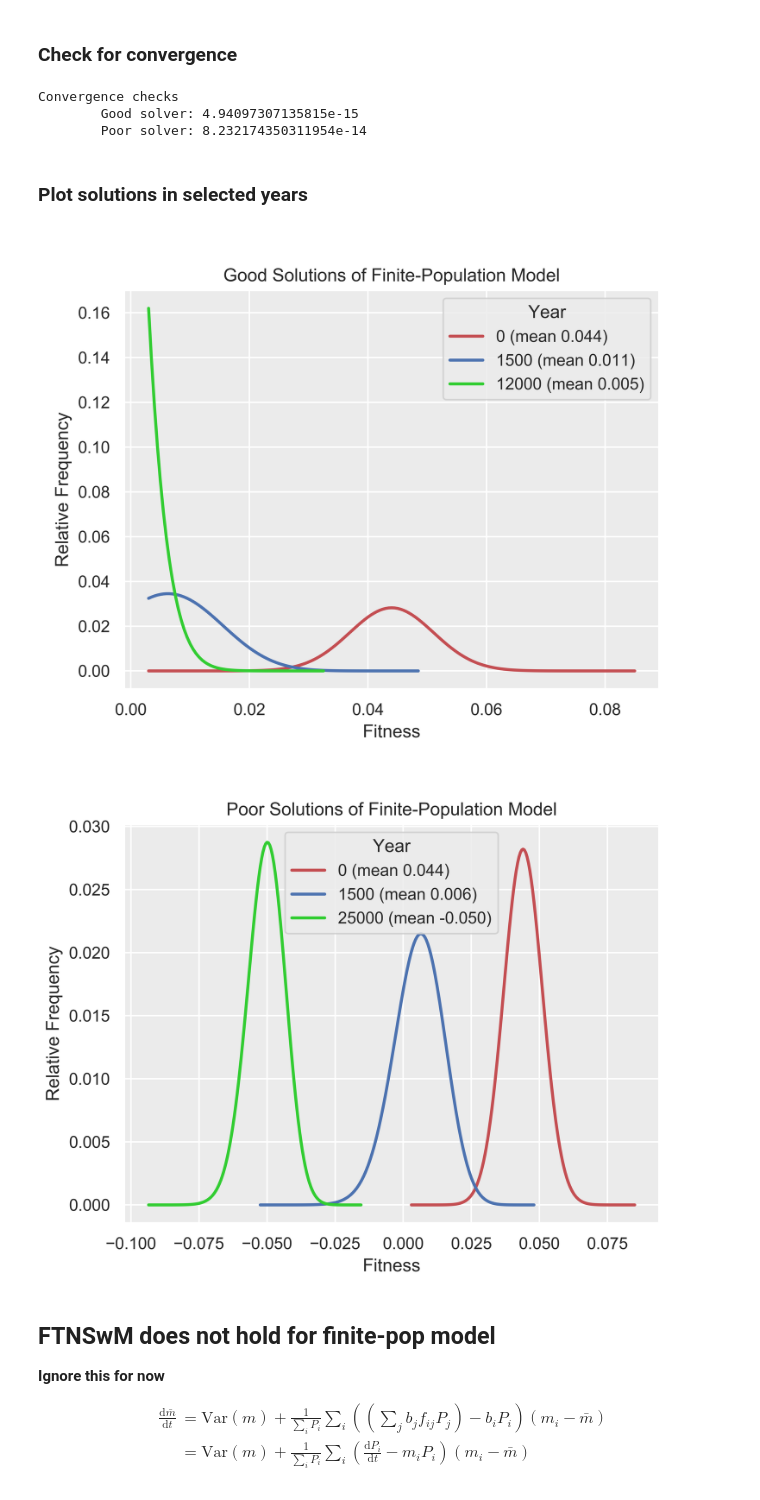
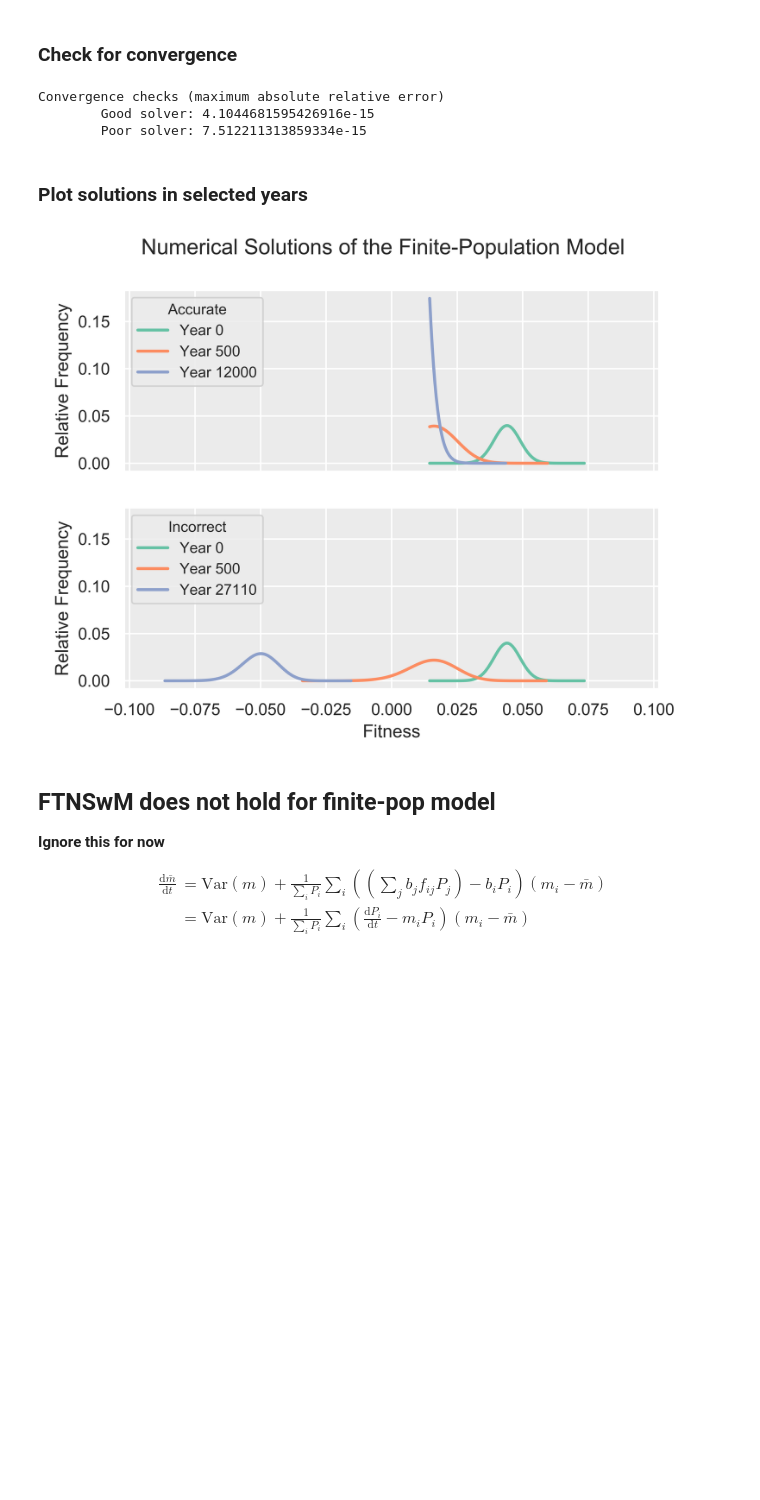
Before and after one commit to TMEnglish/BS, a Jupyter notebook: Supporting Materials 1.ipynb, the cells around one changed output. Cells and saved outputs as stored; diff of their text form; code cells hidden in the pictures; blank space fills up the shorter version.

```diff
--- a/Supporting Materials 1.ipynb
+++ b/Supporting Materials 1.ipynb
@@ -209,0 +366,5 @@ Wall time: 4.52 s
+# %%
+i = good_solver.include.start - 1
+h = 2**-24
+s=good_solver.s + h * np.dot(good_solver.W.W, good_solver.s)
+good_solver.s[i], s[i]/fsum(s)
@@ -215,28 +378,49 @@ Output the maximum absolute error of the solution for an earlier year
 relative to the solution for the last year. The earlier year is 1000
 years prior to the last year of the run.
 """
-print('Convergence checks')
+print('Convergence checks (maximum absolute relative error)')
 print('\tGood solver:',
       maximum_absolute_relative_error(good_solver[-1001], good_solver[-1]))
 print('\tPoor solver:',
       maximum_absolute_relative_error(poor_solver[-1001], poor_solver[-1]))
 # %% [output]
-Convergence checks
-        Good solver: 4.94097307135815e-15
-        Poor solver: 8.232174350311954e-14
+Convergence checks (maximum absolute relative error)
+        Good solver: 4.1044681595426916e-15
+        Poor solver: 7.512211313859334e-15
 # %% [markdown]
 ### Plot solutions in selected years
-# %%
-fig, ax = bs_plot(good_solver, rates.fitness, 1500)
-ax.set_title('Good Solutions of Finite-Population Model')
-save_and_display(fig, DIR + 'Fig1.png')
-
-fig, ax = bs_plot(poor_solver, rates.fitness, 1500)
-ax.set_title('Poor Solutions of Finite-Population Model')
-save_and_display(fig, DIR + 'Fig2.png')
-# %% [output]
-[figure, removed]
-[figure, removed]
+# %%
+%run -i ./Code/bs_plot.py
+
+def exp_latex(value):
+    base = 2
+    log = round(math.log(value, base))
+    if value != base**log:
+        base = 10
+        log = round(math.log(value, base))
+    string = '${}^{}{}{}$'.format(base, '{', log, '}')
+    return string
+
+fig, (ax1, ax2) = plt.subplots(2, 1, sharex=True, sharey=True)
+fig.suptitle('Numerical Solutions of the Finite-Population Model')
+bs_plot(good_solver, rates.fitness, 500, ax=ax1)
+#ax1.set_title('Accurate Solutions of the Finite-Population Model')
+ax1.set_xlim(-0.102, 0.102)
+ax1.set_xlabel(None)
+ax1.legend(loc='upper left', fontsize='small', title='Accurate',
+           title_fontsize='small')
+#save_and_display(fig, DIR + 'Fig1.png')
+
+
+fig, ax = bs_plot(poor_solver, rates.fitness, 500, ax=ax2)
+t = 'Categorically Incorrect Solutions of the Finite-Population Model'
+#ax2.set_title(t)
+ax2.set_xlim(-0.102, 0.102)
+ax2.legend(loc='upper left', fontsize='small', title='Incorrect',
+           title_fontsize='small')
+save_and_display(fig, DIR + 'Fig2.png')
+# %% [output]
+[figure, added]
 # %% [markdown]
 ## FTNSwM does not hold for finite-pop model
 
```
Also changed, not shown: parts of 25 cells of this notebook, 11 other files.
